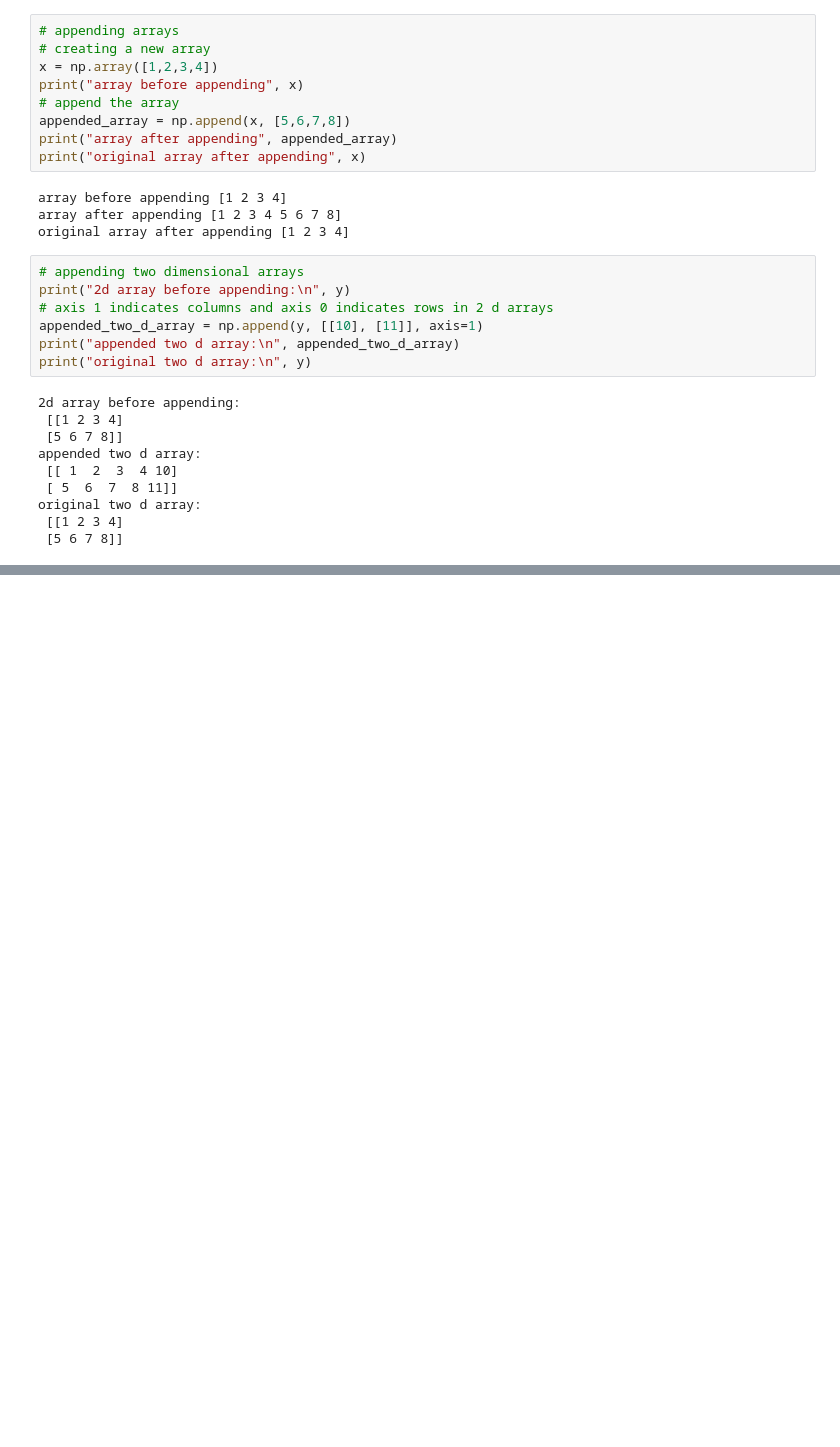
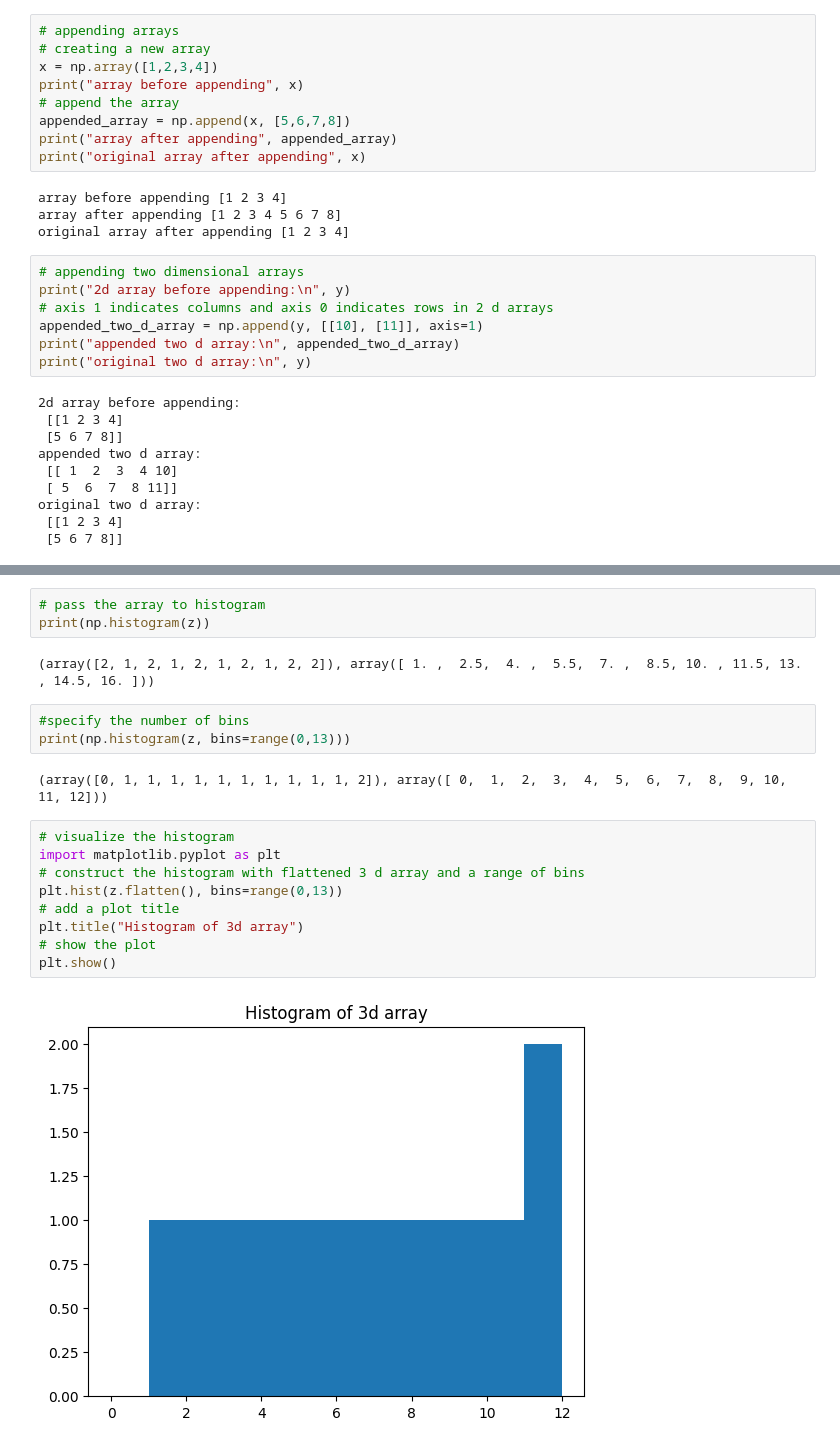
Before and after one commit to mm10111/scaling-octo-engine, a Jupyter notebook: numpy_tutorial.ipynb, the cells around one changed output, grey strips where cells are left out. Drawn from its saved outputs; the diff is of its cells as text; blank space fills up the shorter version.

Commit message:
Add files via upload
inserting, deleting, joinning and splitting arrays and visualizing them using histogram.

```diff
--- a/numpy_tutorial.ipynb
+++ b/numpy_tutorial.ipynb
@@ -559,0 +672,21 @@ original two d array:
+# %%
+# pass the array to histogram
+print(np.histogram(z))
+# %% [output]
+(array([2, 1, 2, 1, 2, 1, 2, 1, 2, 2]), array([ 1. ,  2.5,  4. ,  5.5,  7. ,  8.5, 10. , 11.5, 13. , 14.5, 16. ]))
+# %%
+#specify the number of bins
+print(np.histogram(z, bins=range(0,13)))
+# %% [output]
+(array([0, 1, 1, 1, 1, 1, 1, 1, 1, 1, 1, 2]), array([ 0,  1,  2,  3,  4,  5,  6,  7,  8,  9, 10, 11, 12]))
+# %%
+# visualize the histogram
+import matplotlib.pyplot as plt
+# construct the histogram with flattened 3 d array and a range of bins
+plt.hist(z.flatten(), bins=range(0,13))
+# add a plot title
+plt.title("Histogram of 3d array")
+# show the plot
+plt.show()
+# %% [output]
+[figure, added]
```
Also changed, not shown: parts of 19 cells of this notebook.
